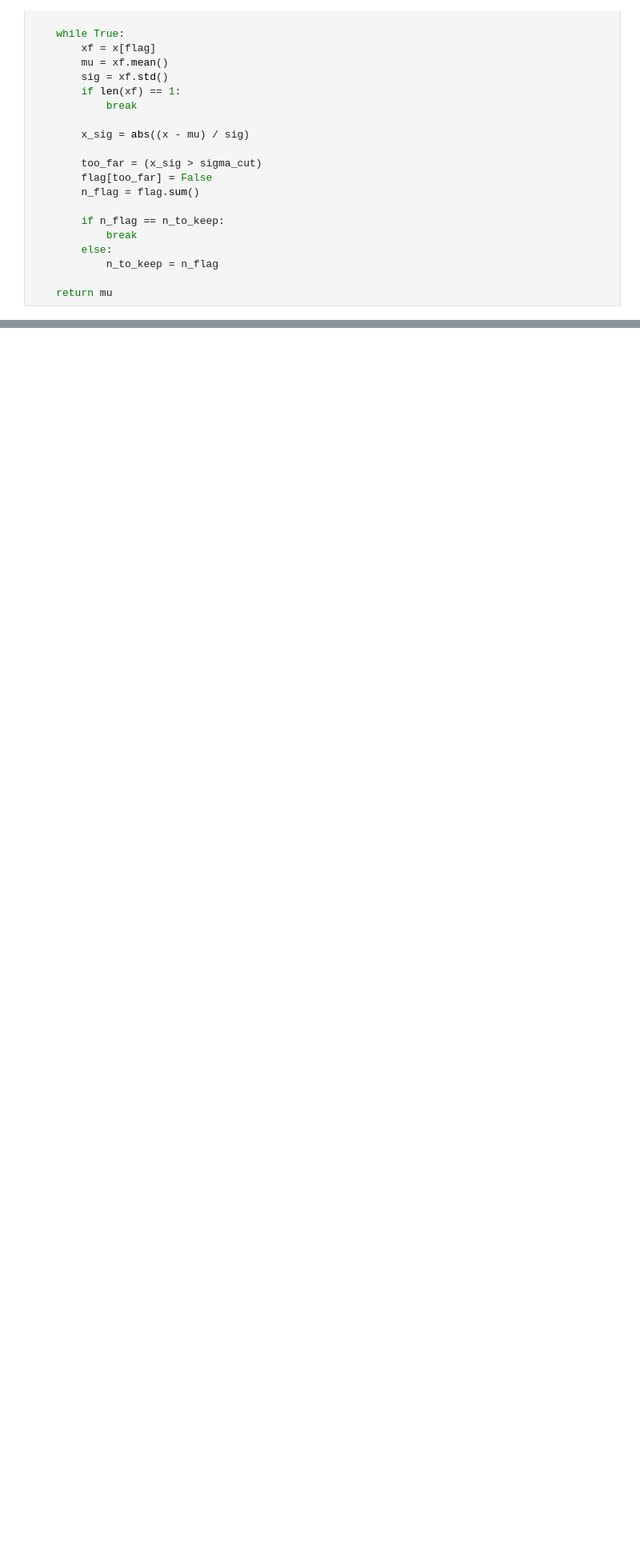
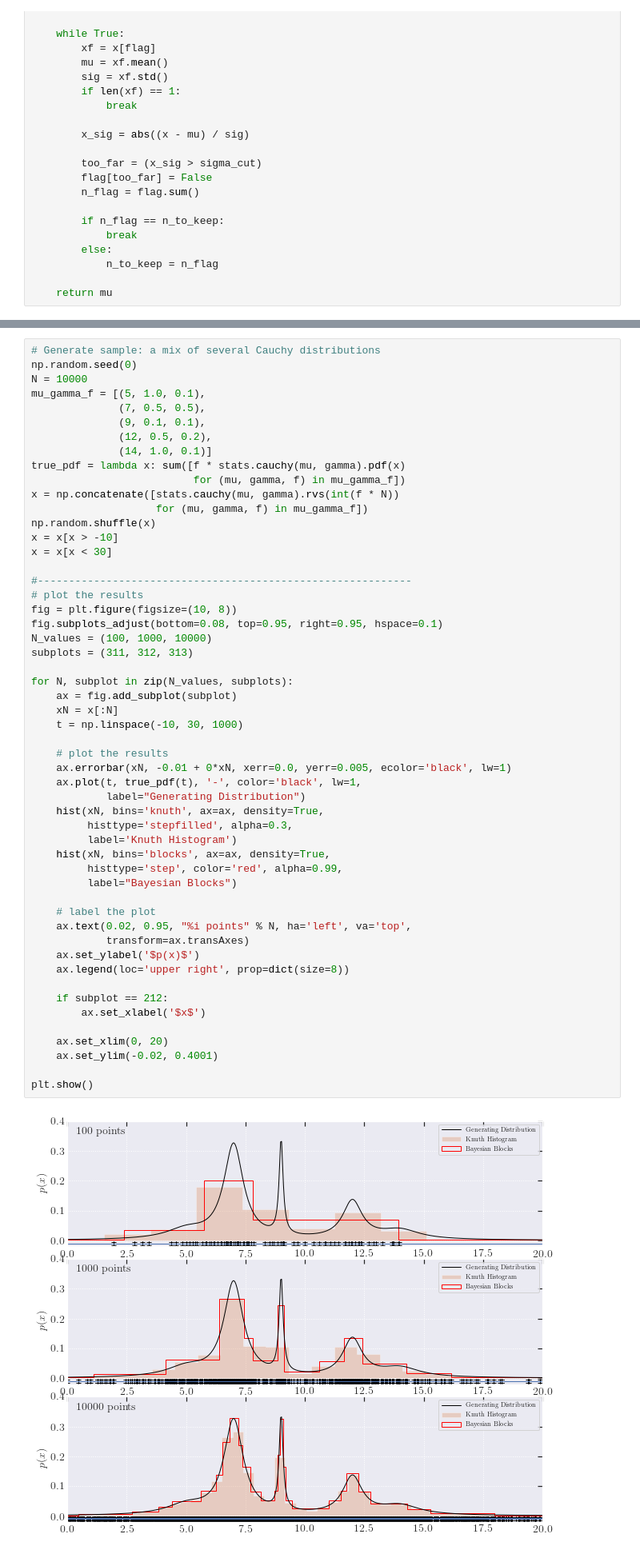
Before and after one commit to ivezic/SaoPaulo2021, a Jupyter notebook: notebooks/Activity6.ipynb, the cells around one changed output, grey strips where cells are left out. Shown at 80% size. Cells and saved outputs as stored; diff of their text form; blank space fills up the shorter version.

```diff
--- a/notebooks/Activity6.ipynb
+++ b/notebooks/Activity6.ipynb
@@ -352,0 +430,55 @@ plt.show()
+# %%
+# Generate sample: a mix of several Cauchy distributions
+np.random.seed(0)
+N = 10000
+mu_gamma_f = [(5, 1.0, 0.1),
+              (7, 0.5, 0.5),
+              (9, 0.1, 0.1),
+              (12, 0.5, 0.2),
+              (14, 1.0, 0.1)]
+true_pdf = lambda x: sum([f * stats.cauchy(mu, gamma).pdf(x)
+                          for (mu, gamma, f) in mu_gamma_f])
+x = np.concatenate([stats.cauchy(mu, gamma).rvs(int(f * N))
+                    for (mu, gamma, f) in mu_gamma_f])
+np.random.shuffle(x)
+x = x[x > -10]
+x = x[x < 30]
+
+#------------------------------------------------------------
+# plot the results
+fig = plt.figure(figsize=(10, 8))
+fig.subplots_adjust(bottom=0.08, top=0.95, right=0.95, hspace=0.1)
+N_values = (100, 1000, 10000)
+subplots = (311, 312, 313)
+
+for N, subplot in zip(N_values, subplots):
+    ax = fig.add_subplot(subplot)
+    xN = x[:N]
+    t = np.linspace(-10, 30, 1000)
+
+    # plot the results
+    ax.errorbar(xN, -0.01 + 0*xN, xerr=0.0, yerr=0.005, ecolor='black', lw=1)
+    ax.plot(t, true_pdf(t), '-', color='black', lw=1,
+            label="Generating Distribution")
+    hist(xN, bins='knuth', ax=ax, density=True,
+         histtype='stepfilled', alpha=0.3,
+         label='Knuth Histogram')
+    hist(xN, bins='blocks', ax=ax, density=True,
+         histtype='step', color='red', alpha=0.99,
+         label="Bayesian Blocks")
+
+    # label the plot
+    ax.text(0.02, 0.95, "%i points" % N, ha='left', va='top',
+            transform=ax.transAxes)
+    ax.set_ylabel('$p(x)$')
+    ax.legend(loc='upper right', prop=dict(size=8))
+
+    if subplot == 212:
+        ax.set_xlabel('$x$')
+
+    ax.set_xlim(0, 20)
+    ax.set_ylim(-0.02, 0.4001)
+
+plt.show()
+# %% [output]
+[figure, added]
```
Also changed, not shown: parts of 13 cells of this notebook, 1 other file.
